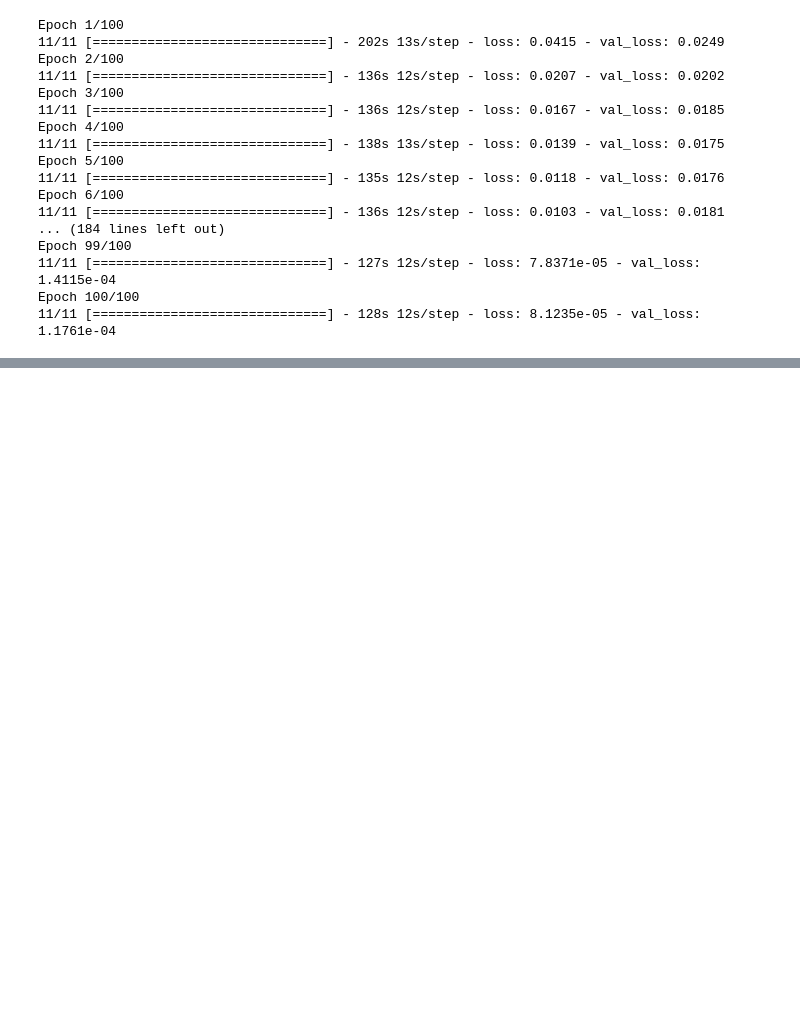
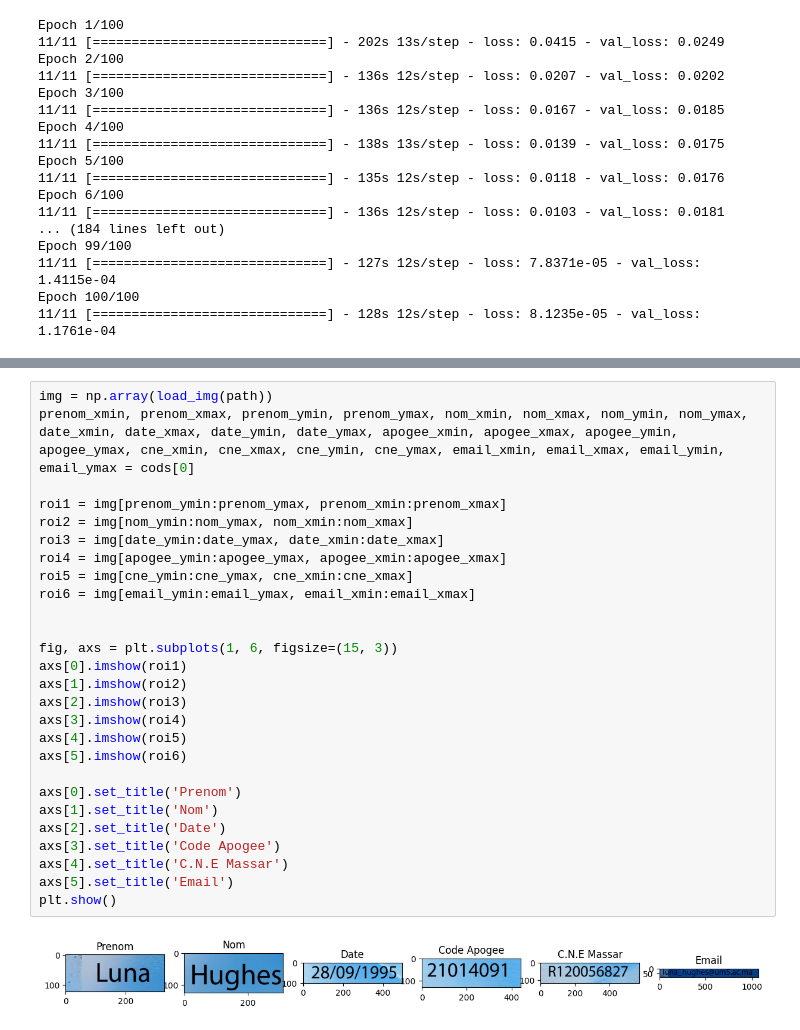
Before and after one commit to TheSkyAboveTheSky/Student-Card-Scanner, a Jupyter notebook: PFA.ipynb, the cells around one changed output, grey strips where cells are left out. Cells and saved outputs as stored; diff of their text form; blank space fills up the shorter version.

```diff
--- a/PFA.ipynb
+++ b/PFA.ipynb
@@ -272,0 +280,29 @@ plt.show()
+# %%
+img = np.array(load_img(path))
+prenom_xmin, prenom_xmax, prenom_ymin, prenom_ymax, nom_xmin, nom_xmax, nom_ymin, nom_ymax, date_xmin, date_xmax, date_ymin, date_ymax, apogee_xmin, apogee_xmax, apogee_ymin, apogee_ymax, cne_xmin, cne_xmax, cne_ymin, cne_ymax, email_xmin, email_xmax, email_ymin, email_ymax = cods[0]
+
+roi1 = img[prenom_ymin:prenom_ymax, prenom_xmin:prenom_xmax]
+roi2 = img[nom_ymin:nom_ymax, nom_xmin:nom_xmax]
+roi3 = img[date_ymin:date_ymax, date_xmin:date_xmax]
+roi4 = img[apogee_ymin:apogee_ymax, apogee_xmin:apogee_xmax]
+roi5 = img[cne_ymin:cne_ymax, cne_xmin:cne_xmax]
+roi6 = img[email_ymin:email_ymax, email_xmin:email_xmax]
+
+
+fig, axs = plt.subplots(1, 6, figsize=(15, 3))
+axs[0].imshow(roi1)
+axs[1].imshow(roi2)
+axs[2].imshow(roi3)
+axs[3].imshow(roi4)
+axs[4].imshow(roi5)
+axs[5].imshow(roi6)
+
+axs[0].set_title('Prenom')
+axs[1].set_title('Nom')
+axs[2].set_title('Date')
+axs[3].set_title('Code Apogee')
+axs[4].set_title('C.N.E Massar')
+axs[5].set_title('Email')
+plt.show()
+# %% [output]
+[figure, added]
```
Also changed, not shown: parts of 5 cells of this notebook.
